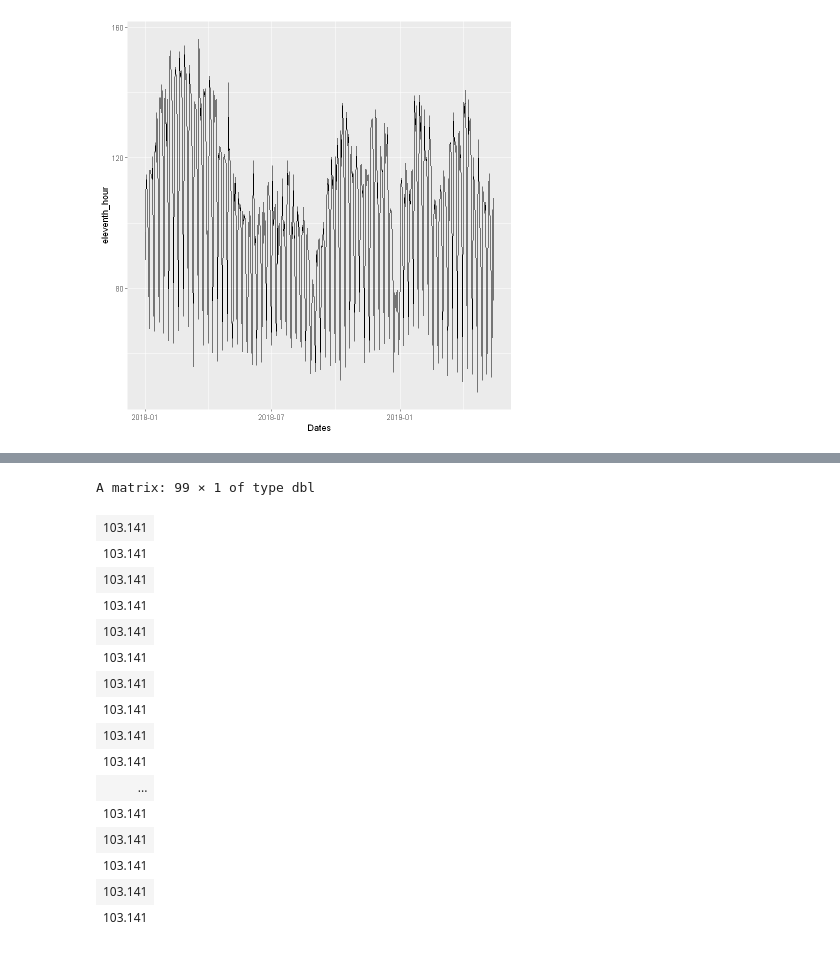
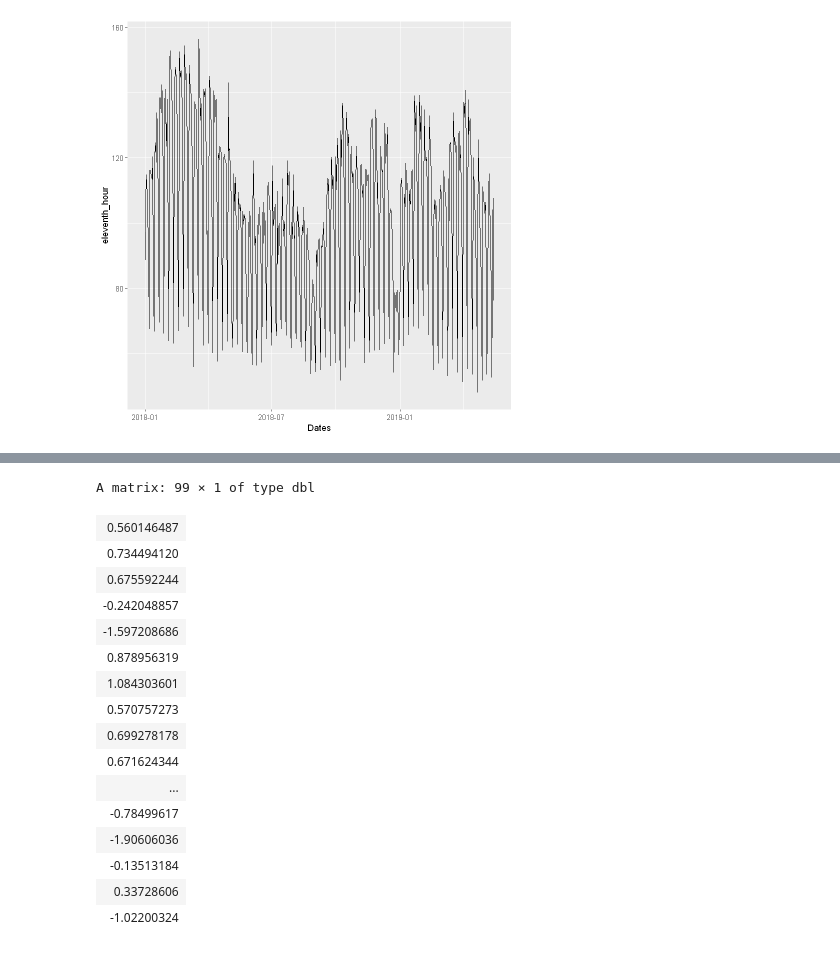
Before and after one commit to Saranga99/DM-ML, a Jupyter notebook: coursework/CW_Q2.ipynb, the cells around one changed output, grey strips where cells are left out. Saved outputs shown, nothing was run; the diff lists cells and outputs as text; code cells hidden in the pictures.

```diff
--- a/coursework/CW_Q2.ipynb
+++ b/coursework/CW_Q2.ipynb
@@ -30,6 +31,8 @@ A tibble: 6 × 5
 | 2018-01-04 | 106.4 | 104.4 | 109.0 | 4 |
 | 2018-01-05 | 97.8 | 100.4 | 102.4 | 5 |
 | 2018-01-06 | 87.0 | 90.8 | 87.2 | 6 |
+# %%
+df$Dates<-as.Date(df$Dates)
 # %%
 names(df)[2] <- paste("ninth_hour")
 names(df)[3] <- paste("tenth_hour")
@@ -114,6 +117,8 @@ A tibble: 6 × 8
 | 2018-01-06 | 87.0 | 90.8 | 87.2 | 6 | 97.8 | 100.4 | ... |
 # %%
 df_full=(drop_na(df_full))
+# %%
+df_full <- scale(df_full[c(2,3,4,6,7,8)])
 # %%
 dim(df_full)
 # %% [output]
@@ -135,9 +139,8 @@ df_train=df_full[1:400,]
 df_test  =df_full[401:nrow(df_full),]
 # %%
 # fit neural network
-nn=neuralnet(eleventh_hour~ninth_hour+tenth_hour,data=df_train[,c(2,3,4)],
+nn=neuralnet(eleventh_hour~ninth_hour+tenth_hour,data=df_train[,c(1,2,3)],
             hidden=10,
-            act.fct = "tanh",
             linear.output = TRUE)
 # %%
 plot(nn)
@@ -144,22 +165,22 @@ plot(nn)
 # %%
 ## Prediction using neural network
-Predict=compute(nn,df_test[,c(2,3)])
+Predict=compute(nn,df_test[,c(1,2)])
 Predict$net.result
 # %% [output]
 A matrix: 99 × 1 of type dbl
-| 103.141 |
-| 103.141 |
-| 103.141 |
-| 103.141 |
-| 103.141 |
-| 103.141 |
-| 103.141 |
-| 103.141 |
-| 103.141 |
-| 103.141 |
+| 0.560146487 |
+| 0.734494120 |
+| 0.675592244 |
+| -0.242048857 |
+| -1.597208686 |
+| 0.878956319 |
+| 1.084303601 |
+| 0.570757273 |
+| 0.699278178 |
+| 0.671624344 |
 | ... |
-| 103.141 |
-| 103.141 |
-| 103.141 |
-| 103.141 |
-| 103.141 |
+| -0.78499617 |
+| -1.90606036 |
+| -0.13513184 |
+| 0.33728606 |
+| -1.02200324 |
```
Also changed, not shown: parts of 8 cells of this notebook, 2 other files.
